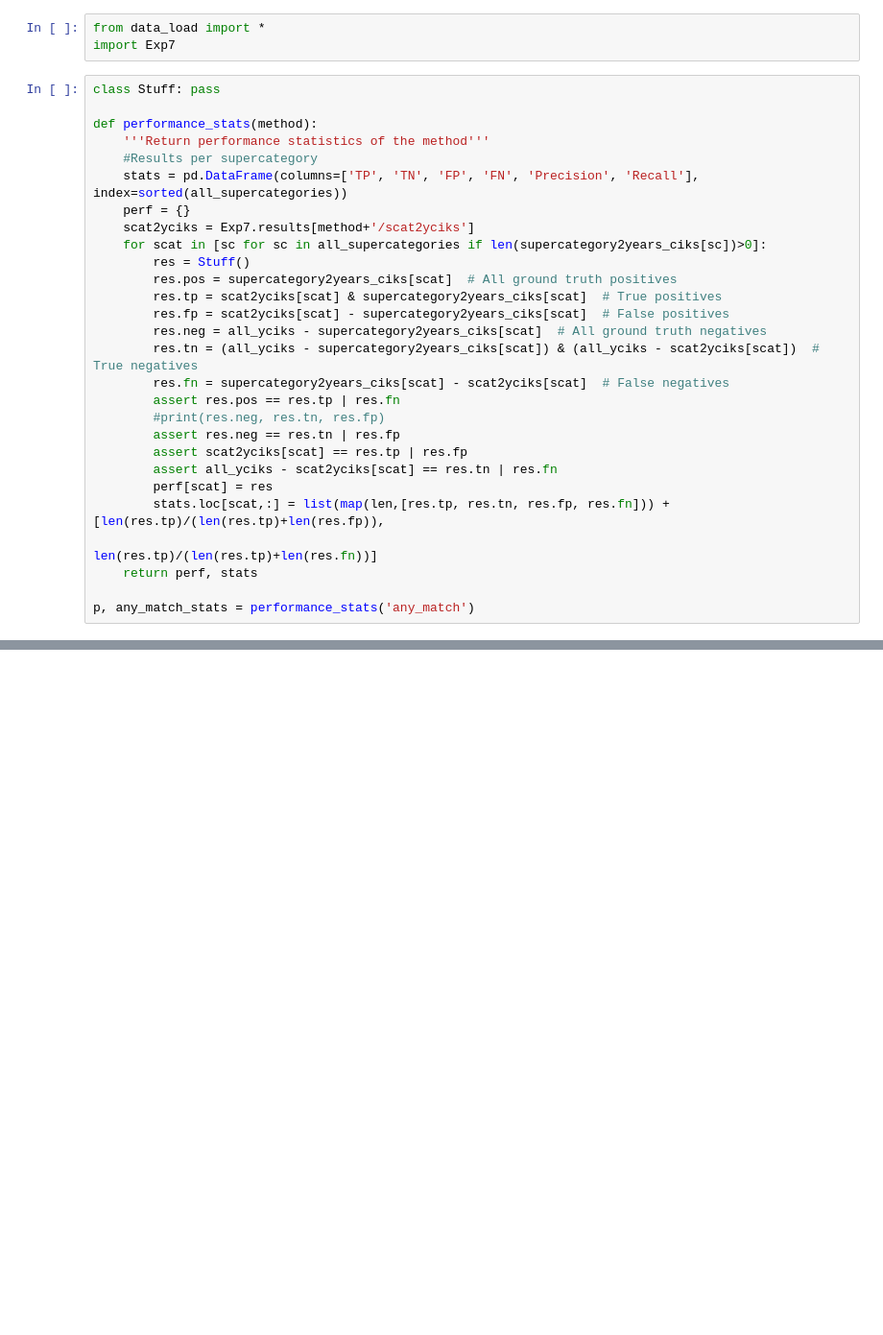
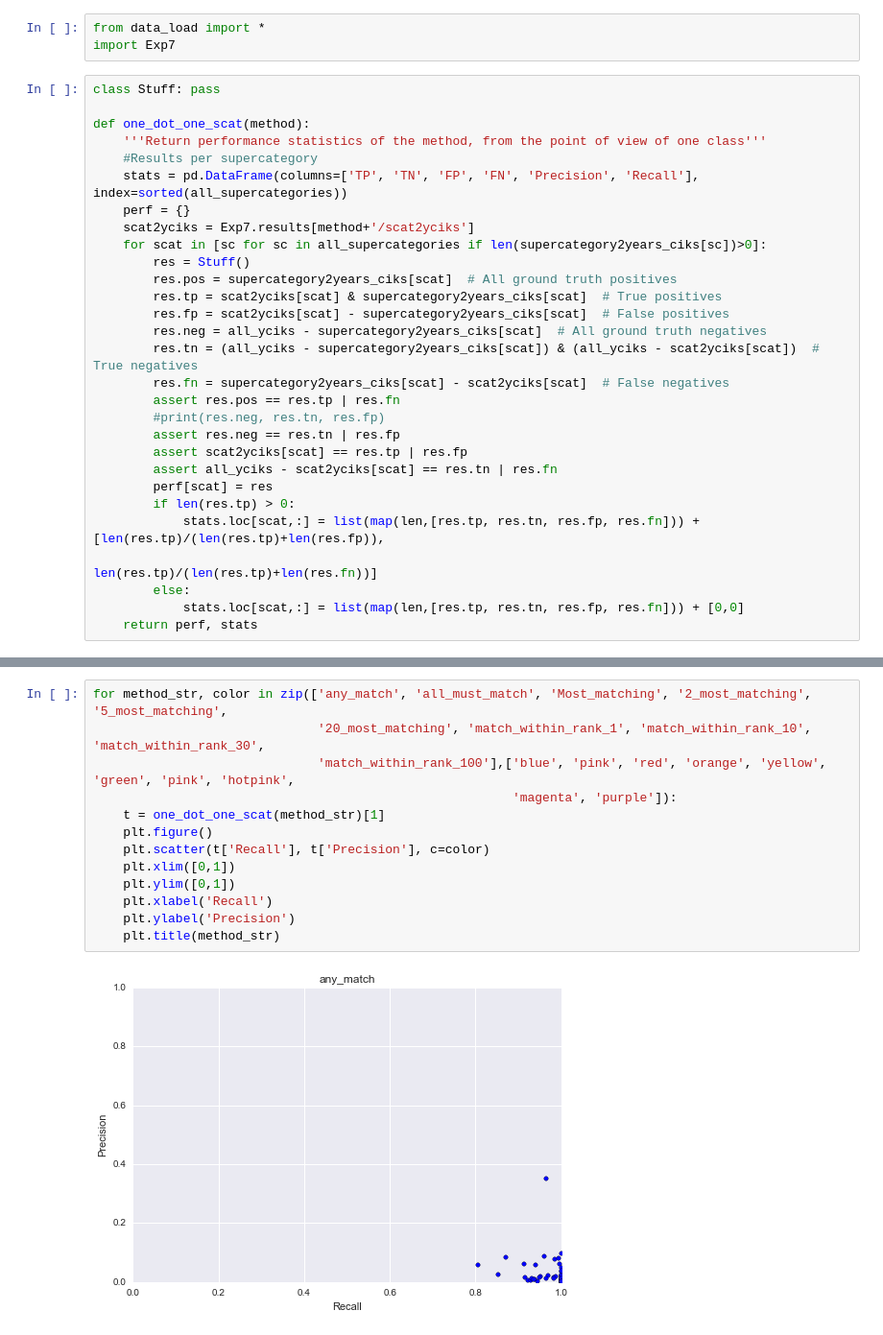
Before and after one commit to edouardklein/businessclassif, a Jupyter notebook: Exp7_graphs.ipynb, the cells around one changed output, grey strips where cells are left out. Shown at 96% size. Cells and saved outputs as stored; diff of their text form; blank space fills up the shorter version.

Commit message:
Somes graphs to discuss

```diff
--- a/Exp7_graphs.ipynb
+++ b/Exp7_graphs.ipynb
@@ -11,8 +11,8 @@ import Exp7
 # %%
 class Stuff: pass
 
-def performance_stats(method):
-    '''Return performance statistics of the method'''
+def one_dot_one_scat(method):
+    '''Return performance statistics of the method, from the point of view of one class'''
     #Results per supercategory
     stats = pd.DataFrame(columns=['TP', 'TN', 'FP', 'FN', 'Precision', 'Recall'], index=sorted(all_supercategories))
     perf = {}
@@ -31,8 +31,9 @@ def performance_stats(method):
         assert scat2yciks[scat] == res.tp | res.fp
         assert all_yciks - scat2yciks[scat] == res.tn | res.fn
         perf[scat] = res
-        stats.loc[scat,:] = list(map(len,[res.tp, res.tn, res.fp, res.fn])) + [len(res.tp)/(len(res.tp)+len(res.fp)),
+        if len(res.tp) > 0:
+            stats.loc[scat,:] = list(map(len,[res.tp, res.tn, res.fp, res.fn])) + [len(res.tp)/(len(res.tp)+len(res.fp)),
                                                                         len(res.tp)/(len(res.tp)+len(res.fn))]
+        else:
+            stats.loc[scat,:] = list(map(len,[res.tp, res.tn, res.fp, res.fn])) + [0,0]
     return perf, stats
-
-p, any_match_stats = performance_stats('any_match')
@@ -59,0 +44,15 @@ any_match_stats
+# %%
+for method_str, color in zip(['any_match', 'all_must_match', 'Most_matching', '2_most_matching', '5_most_matching',
+                              '20_most_matching', 'match_within_rank_1', 'match_within_rank_10', 'match_within_rank_30',
+                              'match_within_rank_100'],['blue', 'pink', 'red', 'orange', 'yellow', 'green', 'pink', 'hotpink',
+                                                        'magenta', 'purple']):
+    t = one_dot_one_scat(method_str)[1]
+    plt.figure()
+    plt.scatter(t['Recall'], t['Precision'], c=color)
+    plt.xlim([0,1])
+    plt.ylim([0,1])
+    plt.xlabel('Recall')
+    plt.ylabel('Precision')
+    plt.title(method_str)
+# %% [output]
+[figure, added]
```
Also changed, not shown: parts of 5 cells of this notebook, 1 other file.
